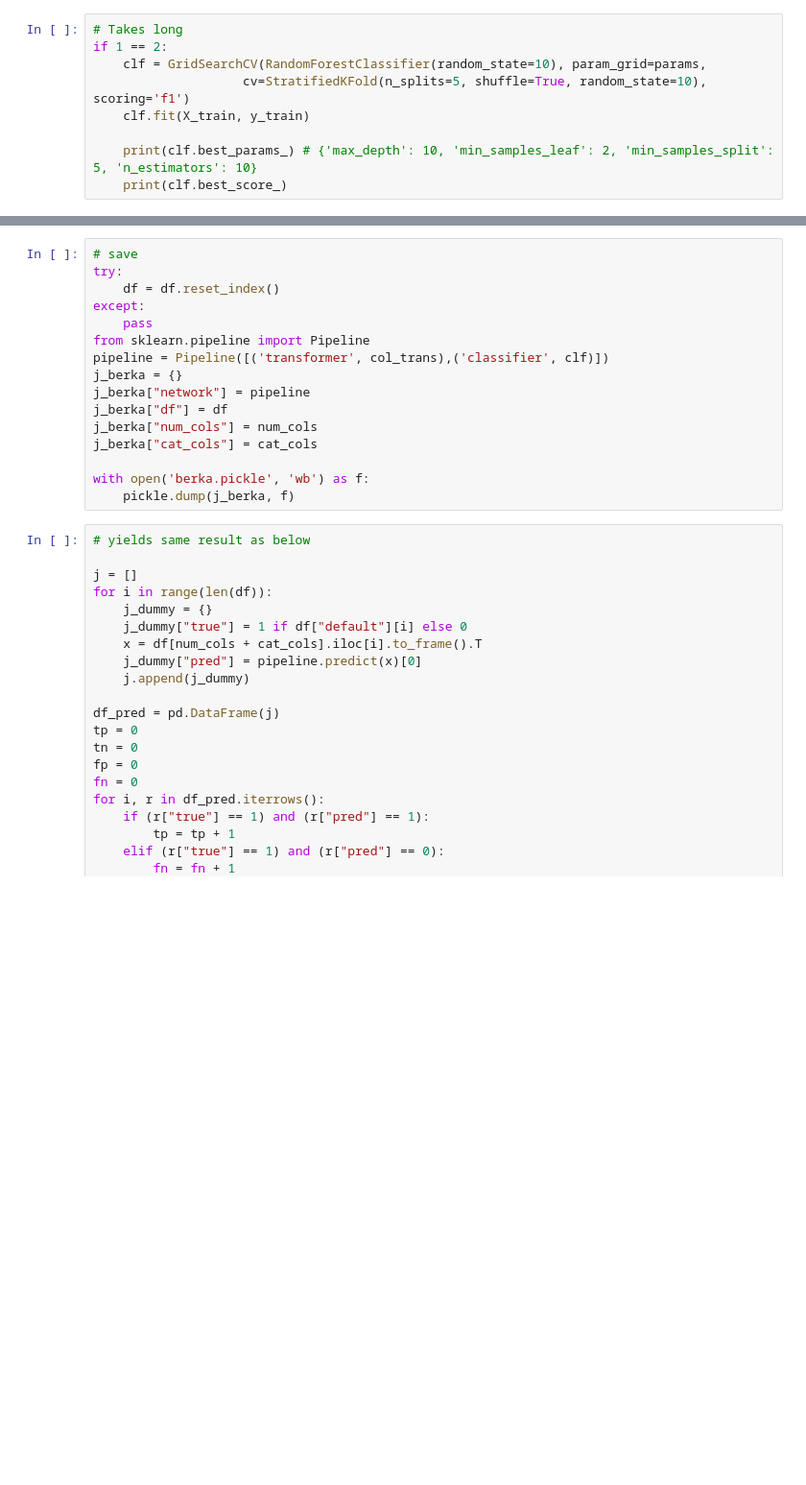
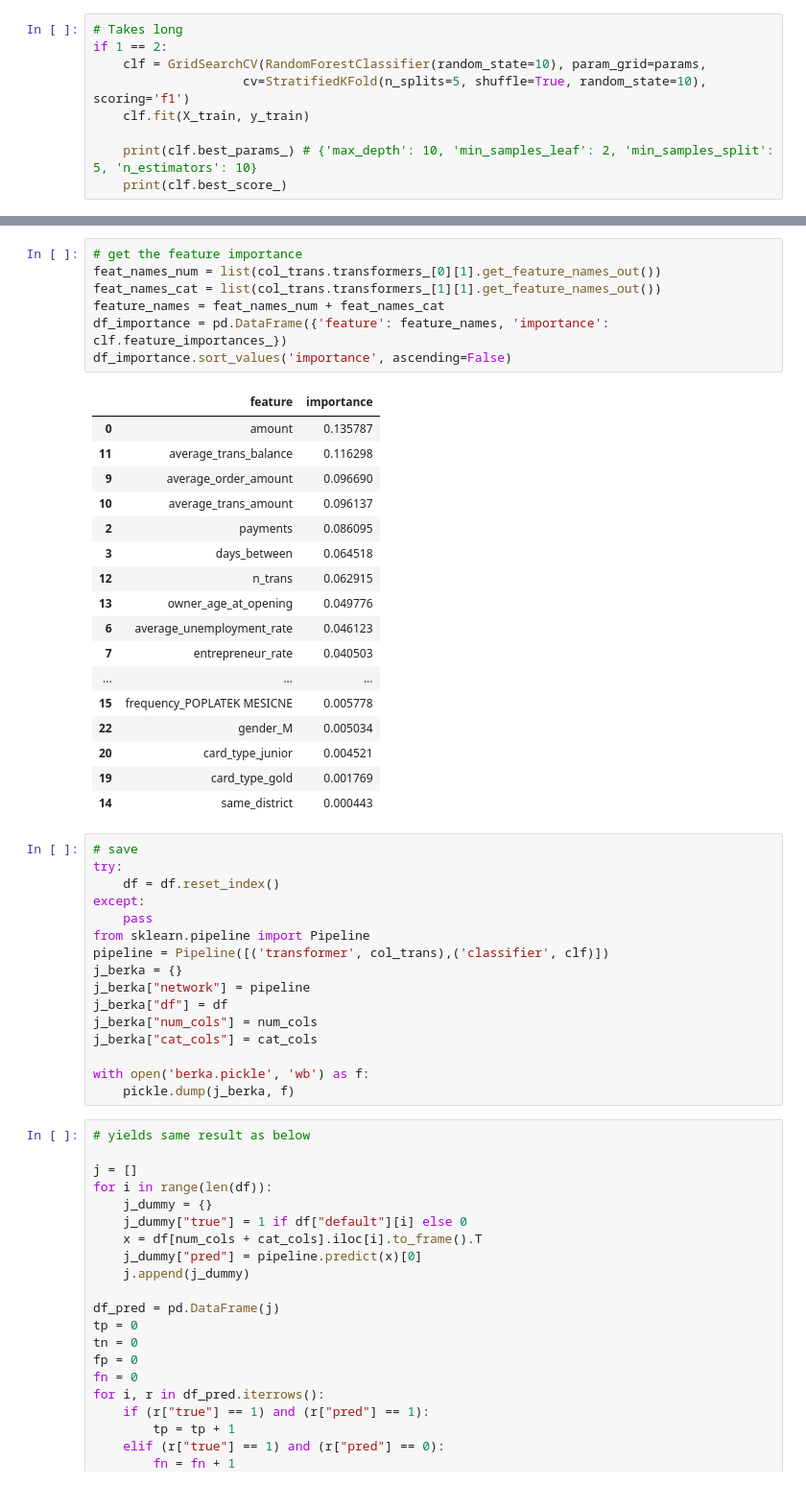
Before and after one commit to etaks90/azureExamples_finance, a Jupyter notebook: eval_berka/berka_eval.ipynb, the cells around one changed output, grey strips where cells are left out. Shown at 96% size. Drawn from its saved outputs; the diff is of its cells as text; blank space fills up the shorter version.

```diff
--- a/eval_berka/berka_eval.ipynb
+++ b/eval_berka/berka_eval.ipynb
@@ -177,3 +203,28 @@ clf.fit(X_train, y_train)
+# %%
+# get the feature importance
+feat_names_num = list(col_trans.transformers_[0][1].get_feature_names_out())
+feat_names_cat = list(col_trans.transformers_[1][1].get_feature_names_out())
+feature_names = feat_names_num + feat_names_cat
+df_importance = pd.DataFrame({'feature': feature_names, 'importance': clf.feature_importances_})
+df_importance.sort_values('importance', ascending=False)
+# %% [output]
+|  | feature | importance |
+| 0 | amount | 0.135787 |
+| 11 | average_trans_balance | 0.116298 |
+| 9 | average_order_amount | 0.096690 |
+| 10 | average_trans_amount | 0.096137 |
+| 2 | payments | 0.086095 |
+| 3 | days_between | 0.064518 |
+| 12 | n_trans | 0.062915 |
+| 13 | owner_age_at_opening | 0.049776 |
+| 6 | average_unemployment_rate | 0.046123 |
+| 7 | entrepreneur_rate | 0.040503 |
+| ... | ... | ... |
+| 15 | frequency_POPLATEK MESICNE | 0.005778 |
+| 22 | gender_M | 0.005034 |
+| 20 | card_type_junior | 0.004521 |
+| 19 | card_type_gold | 0.001769 |
+| 14 | same_district | 0.000443 |
 # %%
 # save
 try:
```
Also changed, not shown: parts of 9 cells of this notebook, 5 other files.
